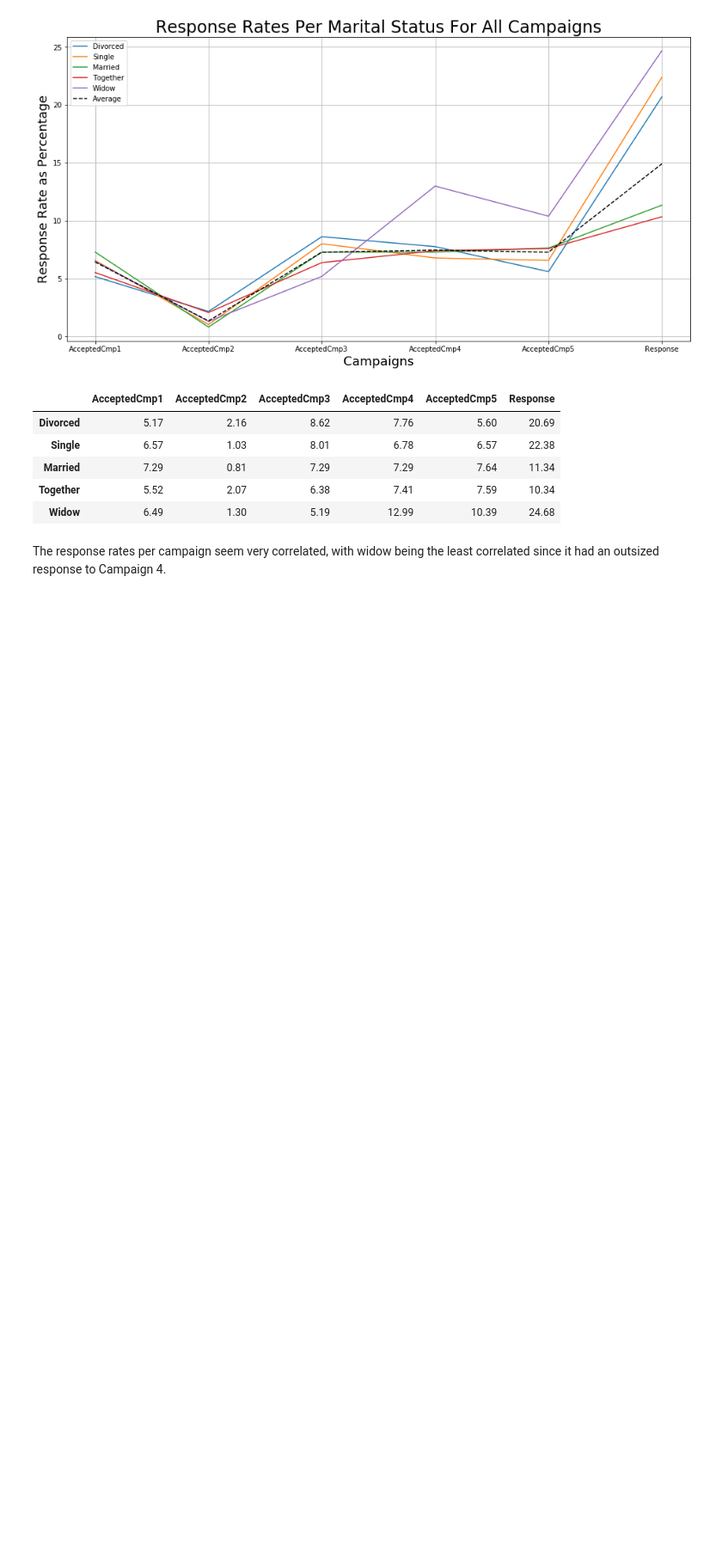
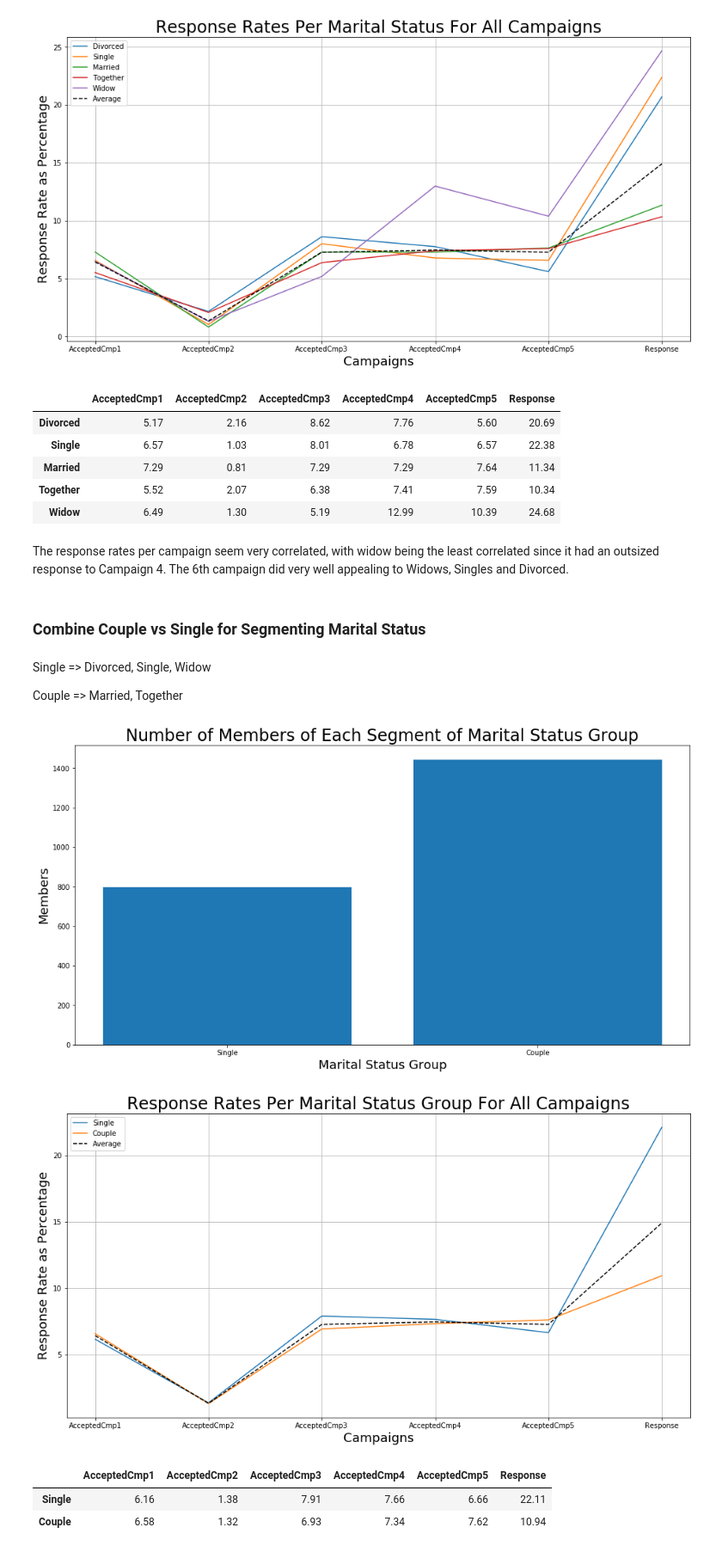
Before and after one commit to merb92/marketing-analytics-xyz, a Jupyter notebook: notebooks/01-eda.ipynb, the cells around one changed output. Shown at 86% size. Drawn from its saved outputs; the diff is of its cells as text; code cells hidden in the pictures; blank space fills up the shorter version.

Commit message:
Add combined segment for marital status

```diff
--- a/notebooks/01-eda.ipynb
+++ b/notebooks/01-eda.ipynb
@@ -773,4 +773,20 @@ segment_response_rates(df, 'Marital_Status_Clean', 'Marital Status', campaigns)
 | Together | 5.52 | 2.07 | 6.38 | 7.41 | 7.59 | 10.34 |
 | Widow | 6.49 | 1.30 | 5.19 | 12.99 | 10.39 | 24.68 |
 # %% [markdown]
-The response rates per campaign seem very correlated, with widow being the least correlated since it had an outsized response to Campaign 4.
+The response rates per campaign seem very correlated, with widow being the least correlated since it had an outsized response to Campaign 4. The 6th campaign did very well appealing to Widows, Singles and Divorced.
+# %% [markdown]
+### Combine Couple vs Single for Segmenting Marital Status
+# %% [markdown]
+Single => Divorced, Single, Widow
+
+Couple => Married, Together
+# %%
+df['Marital_Status_Group'] = df.Marital_Status_Clean.apply(lambda x: 'Single' if x in ['Divorced', 'Single', 'Widow'] else 'Couple')
+# %%
+segment_response_rates(df, 'Marital_Status_Group', 'Marital Status Group', campaigns)
+# %% [output]
+[figure, added]
+[figure, added]
+|  | AcceptedCmp1 | AcceptedCmp2 | AcceptedCmp3 | AcceptedCmp4 | AcceptedCmp5 | Response |
+| Single | 6.16 | 1.38 | 7.91 | 7.66 | 6.66 | 22.11 |
+| Couple | 6.58 | 1.32 | 6.93 | 7.34 | 7.62 | 10.94 |
```
Also changed, not shown: parts of 1 cell of this notebook.
